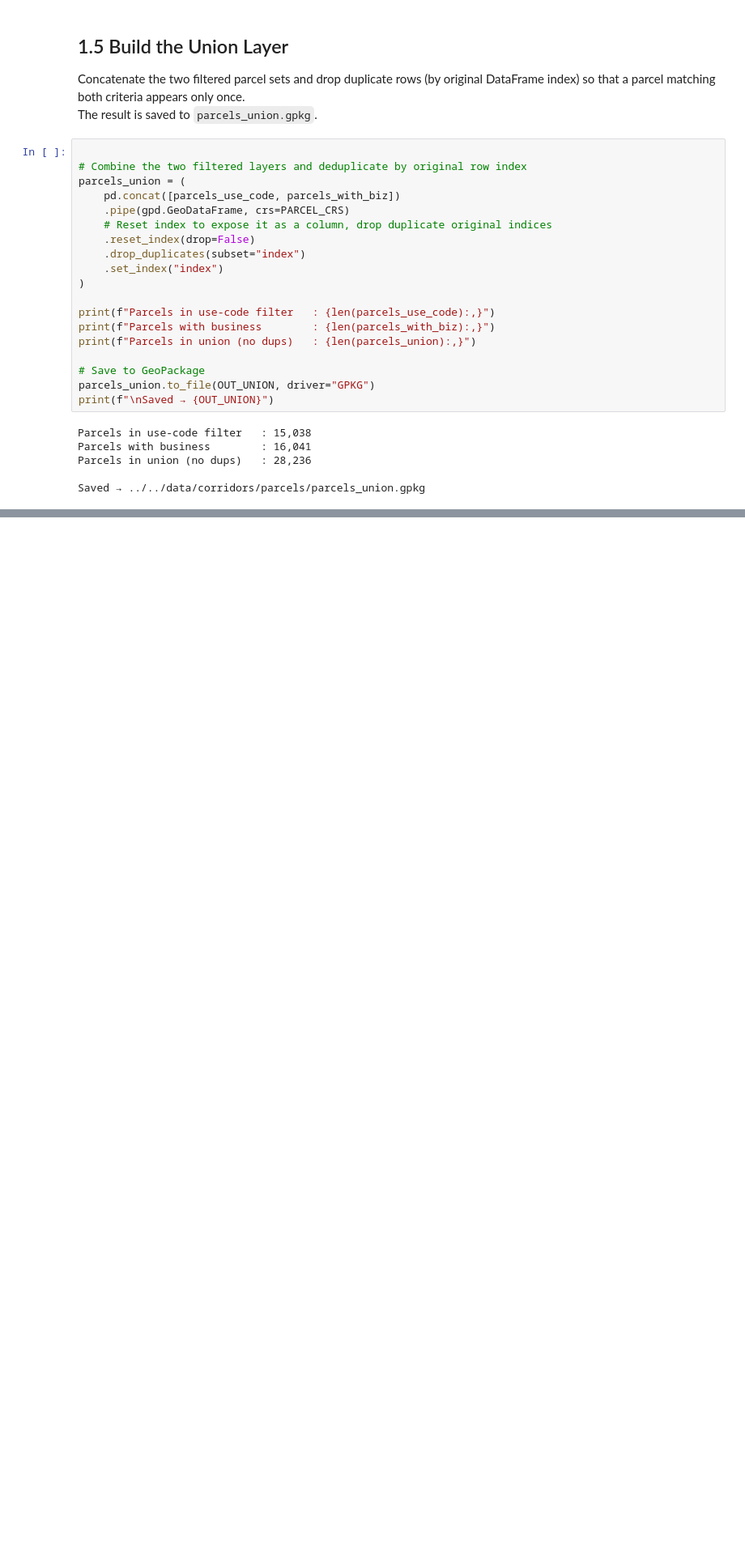
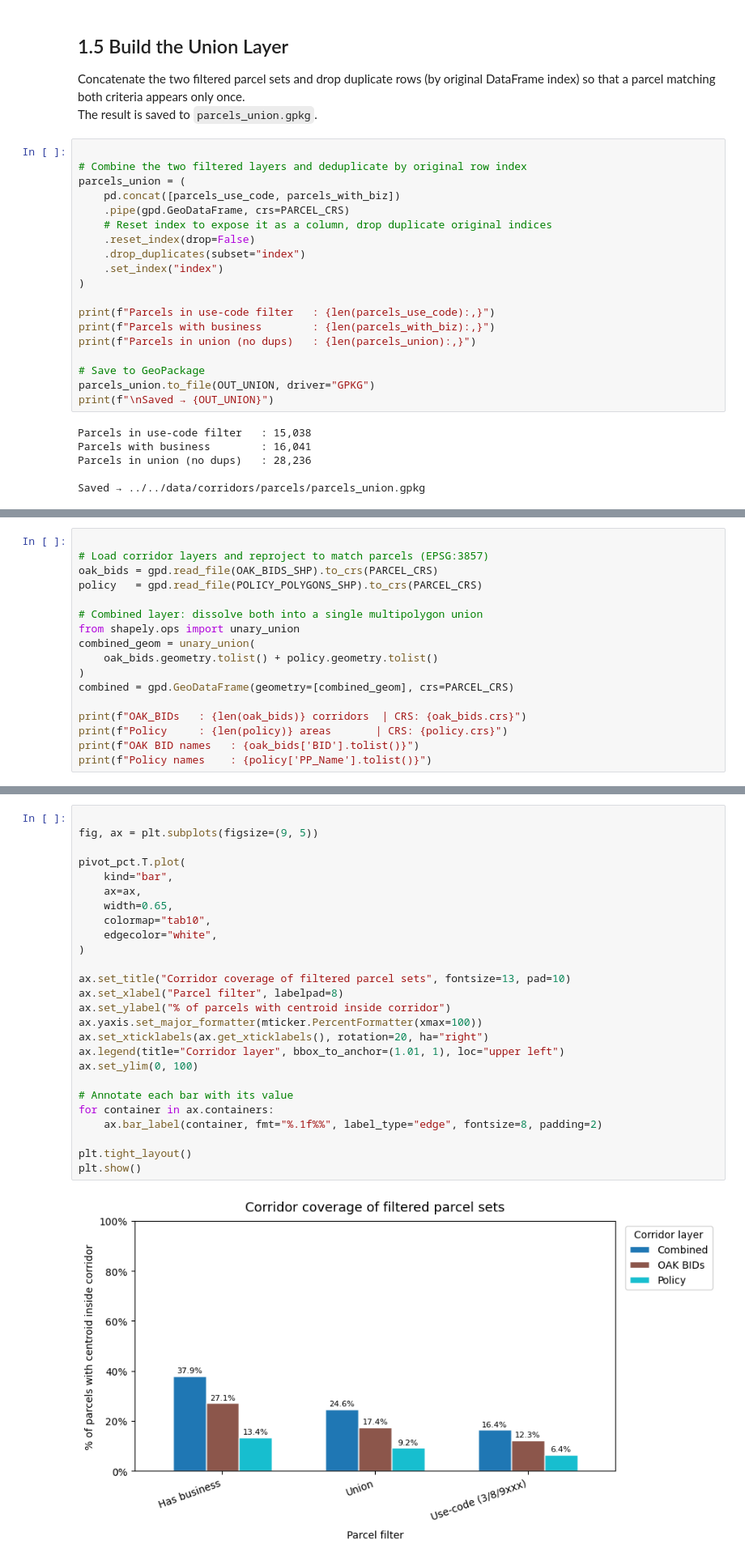
Before and after one commit to schoolofcities/eddit-east-bay, a Jupyter notebook: analysis/prelim/identify_prelim_corridors_parcels.ipynb, the cells around one changed output, grey strips where cells are left out. Shown at 81% size. Cells and saved outputs as stored; diff of their text form; blank space fills up the shorter version.

Commit message:
Review overlap between simple corridors and filtered parcels

```diff
--- a/analysis/prelim/identify_prelim_corridors_parcels.ipynb
+++ b/analysis/prelim/identify_prelim_corridors_parcels.ipynb
@@ -204,0 +238,17 @@ Saved → ../../data/corridors/parcels/parcels_union.gpkg
+# %%
+
+# Load corridor layers and reproject to match parcels (EPSG:3857)
+oak_bids = gpd.read_file(OAK_BIDS_SHP).to_crs(PARCEL_CRS)
+policy   = gpd.read_file(POLICY_POLYGONS_SHP).to_crs(PARCEL_CRS)
+
+# Combined layer: dissolve both into a single multipolygon union
+from shapely.ops import unary_union
+combined_geom = unary_union(
+    oak_bids.geometry.tolist() + policy.geometry.tolist()
+)
+combined = gpd.GeoDataFrame(geometry=[combined_geom], crs=PARCEL_CRS)
+
+print(f"OAK_BIDs   : {len(oak_bids)} corridors  | CRS: {oak_bids.crs}")
+print(f"Policy     : {len(policy)} areas       | CRS: {policy.crs}")
+print(f"OAK BID names   : {oak_bids['BID'].tolist()}")
+print(f"Policy names    : {policy['PP_Name'].tolist()}")
@@ -204,0 +353,28 @@ Saved → ../../data/corridors/parcels/parcels_union.gpkg
+# %%
+
+fig, ax = plt.subplots(figsize=(9, 5))
+
+pivot_pct.T.plot(
+    kind="bar",
+    ax=ax,
+    width=0.65,
+    colormap="tab10",
+    edgecolor="white",
+)
+
+ax.set_title("Corridor coverage of filtered parcel sets", fontsize=13, pad=10)
+ax.set_xlabel("Parcel filter", labelpad=8)
+ax.set_ylabel("% of parcels with centroid inside corridor")
+ax.yaxis.set_major_formatter(mticker.PercentFormatter(xmax=100))
+ax.set_xticklabels(ax.get_xticklabels(), rotation=20, ha="right")
+ax.legend(title="Corridor layer", bbox_to_anchor=(1.01, 1), loc="upper left")
+ax.set_ylim(0, 100)
+
+# Annotate each bar with its value
+for container in ax.containers:
+    ax.bar_label(container, fmt="%.1f%%", label_type="edge", fontsize=8, padding=2)
+
+plt.tight_layout()
+plt.show()
+# %% [output]
+[figure, added]
```
Also changed, not shown: parts of 12 cells of this notebook.
